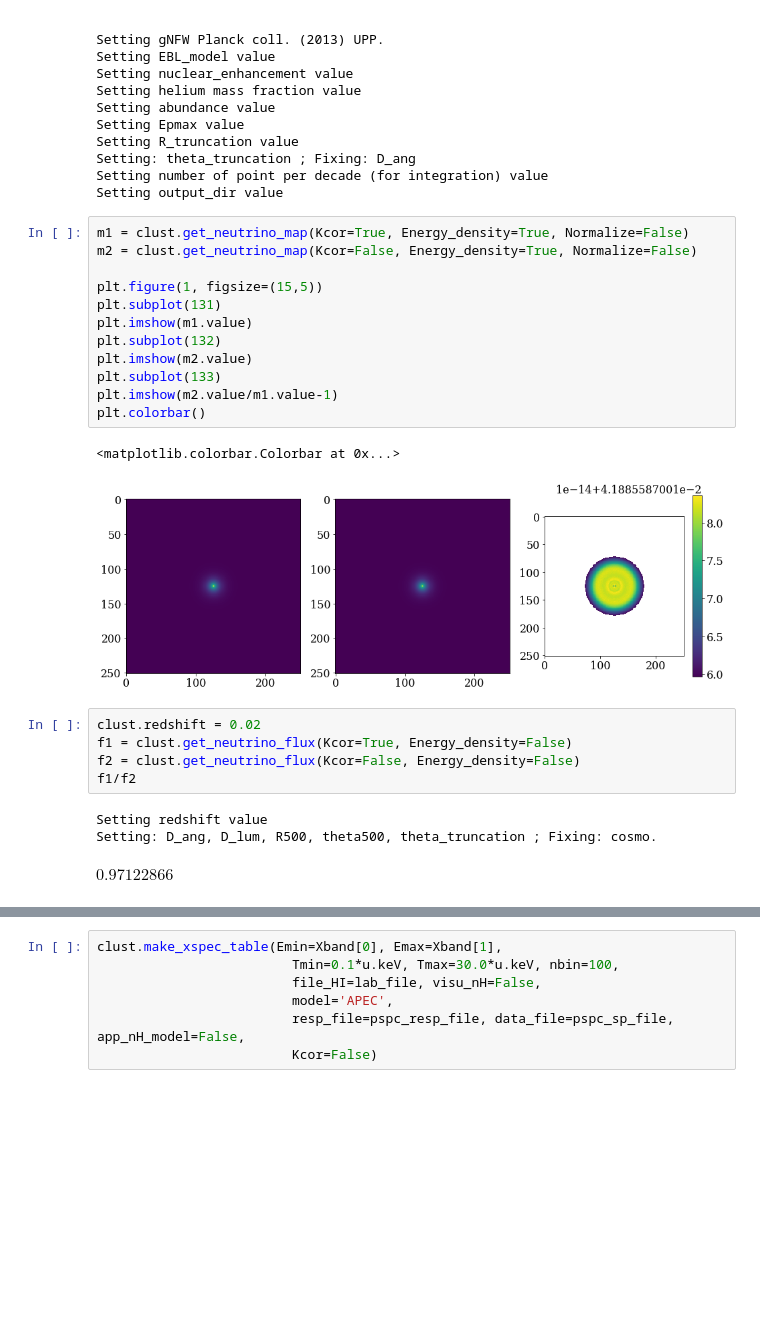
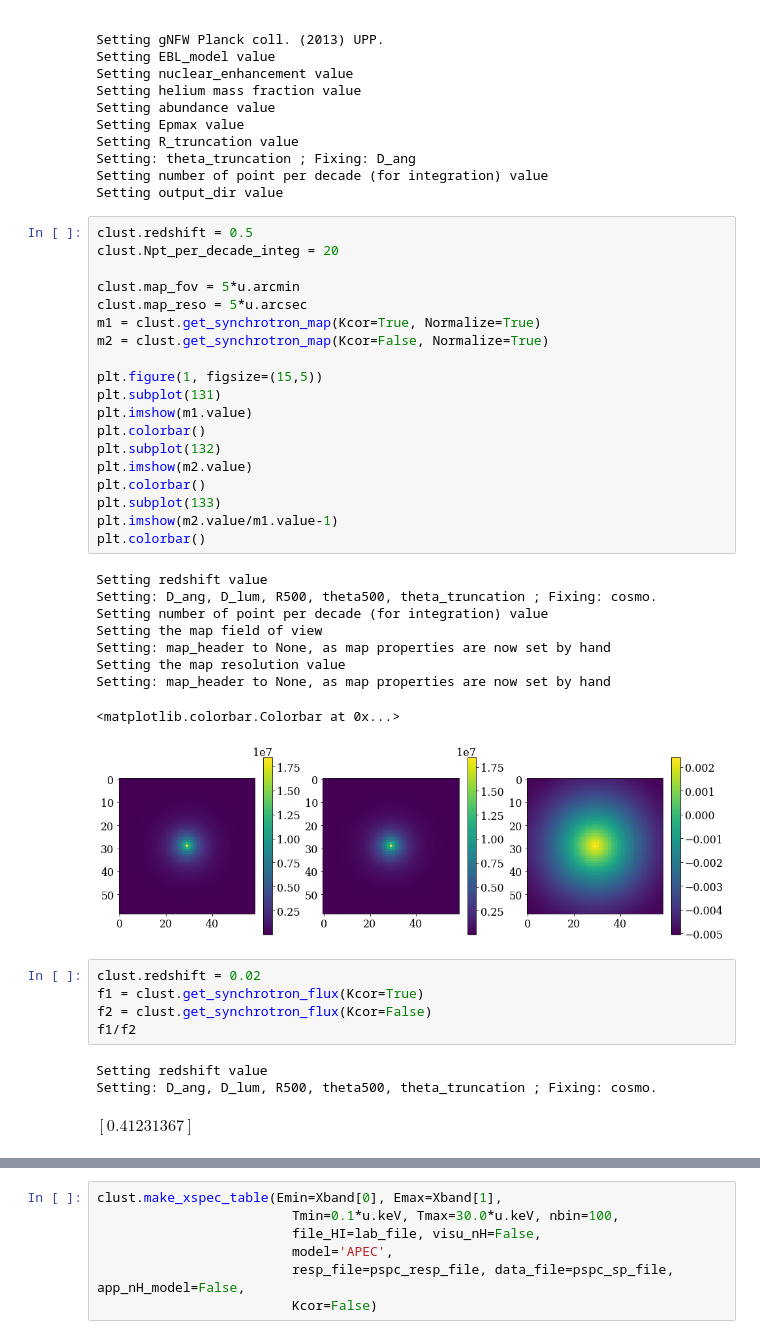
Before and after one commit to renlliang3/ClusterModel, a Jupyter notebook: notebook/model_dev_parameters.ipynb, the cells around one changed output, grey strips where cells are left out. Saved outputs shown, nothing was run; the diff lists cells and outputs as text; blank space fills up the shorter version.

```diff
--- a/notebook/model_dev_parameters.ipynb
+++ b/notebook/model_dev_parameters.ipynb
@@ -68,27 +68,41 @@ Setting: theta_truncation ; Fixing: D_ang
 Setting number of point per decade (for integration) value
 Setting output_dir value
 # %%
-m1 = clust.get_neutrino_map(Kcor=True, Energy_density=True, Normalize=False)
-m2 = clust.get_neutrino_map(Kcor=False, Energy_density=True, Normalize=False)
+clust.redshift = 0.5
+clust.Npt_per_decade_integ = 20
+
+clust.map_fov = 5*u.arcmin
+clust.map_reso = 5*u.arcsec
+m1 = clust.get_synchrotron_map(Kcor=True, Normalize=True)
+m2 = clust.get_synchrotron_map(Kcor=False, Normalize=True)
 
 plt.figure(1, figsize=(15,5))
 plt.subplot(131)
 plt.imshow(m1.value)
+plt.colorbar()
 plt.subplot(132)
 plt.imshow(m2.value)
+plt.colorbar()
 plt.subplot(133)
 plt.imshow(m2.value/m1.value-1)
 plt.colorbar()
 # %% [output]
-<matplotlib.colorbar.Colorbar at 0x...>
+Setting redshift value
+Setting: D_ang, D_lum, R500, theta500, theta_truncation ; Fixing: cosmo.
+Setting number of point per decade (for integration) value
+Setting the map field of view
+Setting: map_header to None, as map properties are now set by hand
+Setting the map resolution value
+Setting: map_header to None, as map properties are now set by hand
+<matplotlib.colorbar.Colorbar at 0x...>
-[figure, old version]
+[figure, new version]
 # %%
 clust.redshift = 0.02
-f1 = clust.get_neutrino_flux(Kcor=True, Energy_density=False)
-f2 = clust.get_neutrino_flux(Kcor=False, Energy_density=False)
+f1 = clust.get_synchrotron_flux(Kcor=True)
+f2 = clust.get_synchrotron_flux(Kcor=False)
 f1/f2
 # %% [output]
 Setting redshift value
 Setting: D_ang, D_lum, R500, theta500, theta_truncation ; Fixing: cosmo.
-$0.97122866 \; \mathrm{}$
+$[0.41231367] \; \mathrm{}$
 # %%
```
Also changed, not shown: parts of 3 cells of this notebook, 2 other files.
